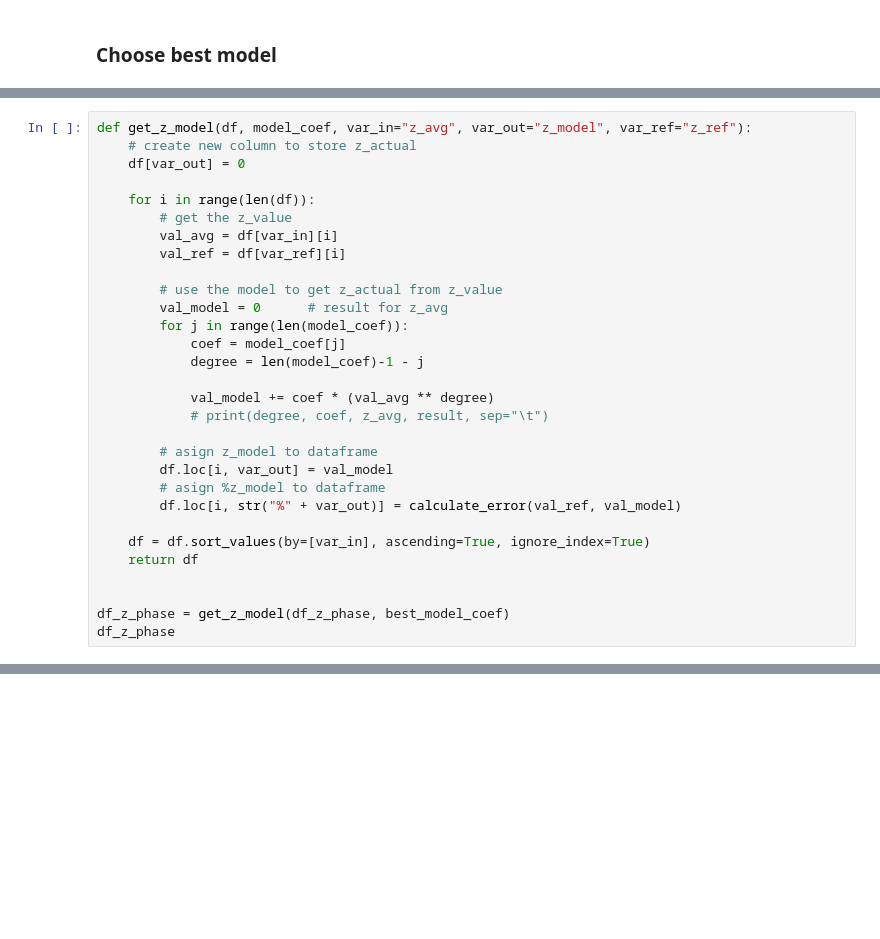
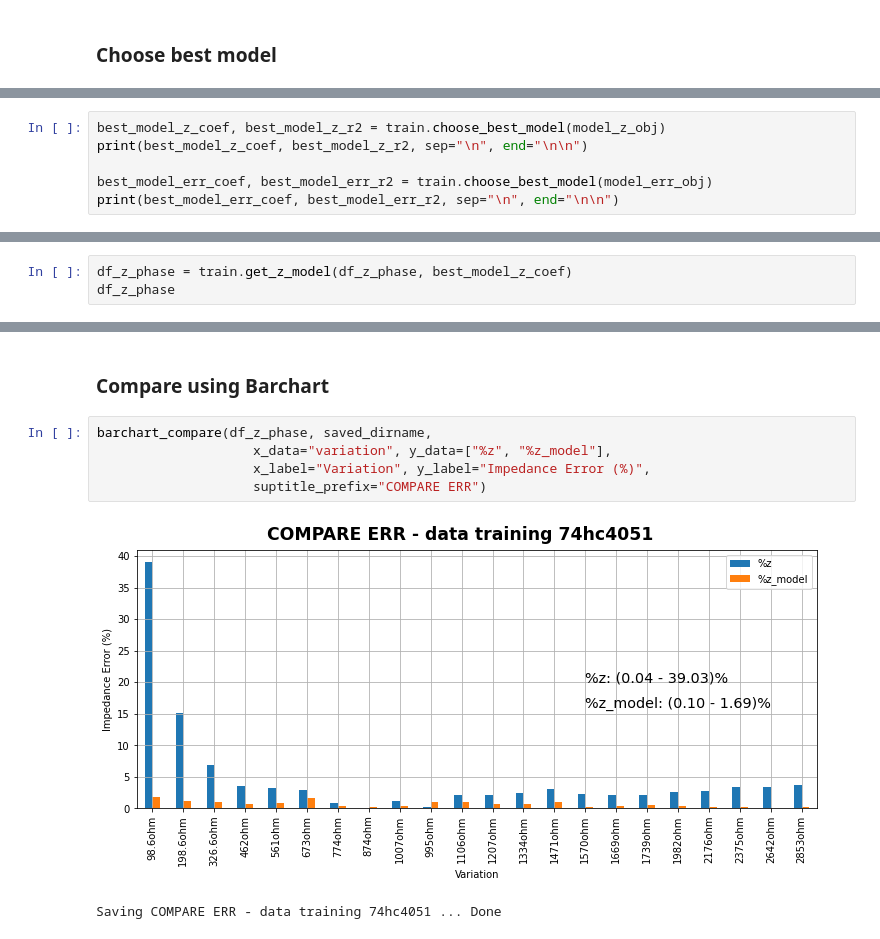
Before and after one commit to mahaamesha/body-impedance-measurement, a Jupyter notebook: src/training_data.ipynb, the cells around one changed output, grey strips where cells are left out. Drawn from its saved outputs; the diff is of its cells as text; blank space fills up the shorter version.

Commit message:
compare  %z_modul and %z

```diff
--- a/src/training_data.ipynb
+++ b/src/training_data.ipynb
@@ -260,30 +243,0 @@ print(best_model_coef, best_r_square, sep="\n\n")
-# %%
-def get_z_model(df, model_coef, var_in="z_avg", var_out="z_model", var_ref="z_ref"):
-    # create new column to store z_actual
-    df[var_out] = 0
-
-    for i in range(len(df)):
-        # get the z_value
-        val_avg = df[var_in][i]
-        val_ref = df[var_ref][i]
-
-        # use the model to get z_actual from z_value
-        val_model = 0      # result for z_avg
-        for j in range(len(model_coef)):
-            coef = model_coef[j]
-            degree = len(model_coef)-1 - j
-
-            val_model += coef * (val_avg ** degree)
-            # print(degree, coef, z_avg, result, sep="\t")
-
-        # asign z_model to dataframe
-        df.loc[i, var_out] = val_model
-        # asign %z_model to dataframe
-        df.loc[i, str("%" + var_out)] = calculate_error(val_ref, val_model)
-
-    df = df.sort_values(by=[var_in], ascending=True, ignore_index=True)
-    return df
-
-
-df_z_phase = get_z_model(df_z_phase, best_model_coef)
-df_z_phase
@@ -307,0 +244,6 @@ df_z_phase
+# %%
+best_model_z_coef, best_model_z_r2 = train.choose_best_model(model_z_obj)
+print(best_model_z_coef, best_model_z_r2, sep="\n", end="\n\n")
+
+best_model_err_coef, best_model_err_r2 = train.choose_best_model(model_err_obj)
+print(best_model_err_coef, best_model_err_r2, sep="\n", end="\n\n")
@@ -307,0 +256,3 @@ df_z_phase
+# %%
+df_z_phase = train.get_z_model(df_z_phase, best_model_z_coef)
+df_z_phase
@@ -307,0 +277,10 @@ df_z_phase
+# %% [markdown]
+### Compare using Barchart
+# %%
+barchart_compare(df_z_phase, saved_dirname,
+                    x_data="variation", y_data=["%z", "%z_model"],
+                    x_label="Variation", y_label="Impedance Error (%)",
+                    suptitle_prefix="COMPARE ERR")
+# %% [output]
+[figure, added]
+Saving COMPARE ERR - data training 74hc4051 ... Done
```
Also changed, not shown: parts of 9 cells of this notebook, 3 other files.
